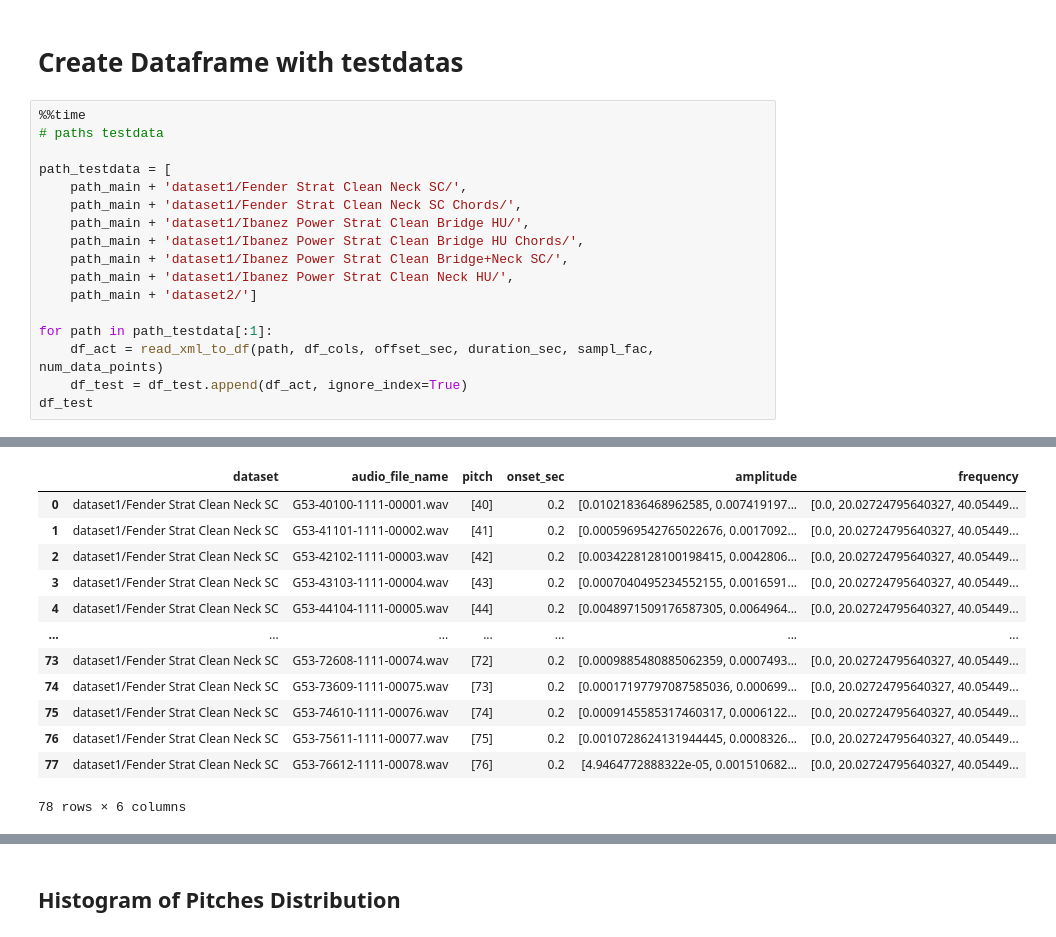
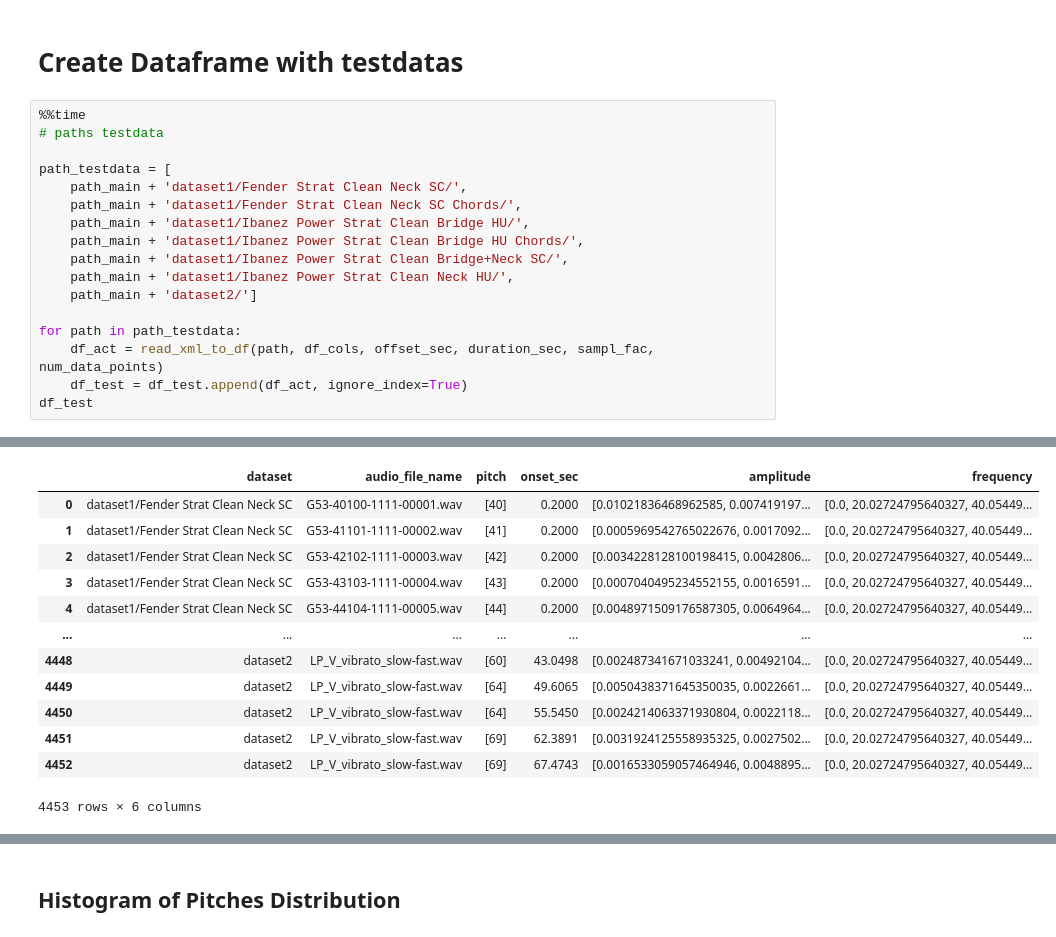
Before and after one commit to deiruch/AMt, a Jupyter notebook: AMt.ipynb, the cells around one changed output, grey strips where cells are left out. Saved outputs shown, nothing was run; the diff lists cells and outputs as text.

```diff
--- a/AMt.ipynb
+++ b/AMt.ipynb
@@ -49,7 +50,7 @@ path_testdata = [
     path_main + 'dataset1/Ibanez Power Strat Clean Neck HU/',
     path_main + 'dataset2/']
 
-for path in path_testdata[:1]:
+for path in path_testdata:
     df_act = read_xml_to_df(path, df_cols, offset_sec, duration_sec, sampl_fac, num_data_points)
     df_test = df_test.append(df_act, ignore_index=True)
 df_test
@@ -58,14 +59,14 @@ Wall time: 350 ms
 |  | dataset | audio_file_name | pitch | onset_sec | amplitude | frequency |
-| 0 | dataset1/Fender Strat Clean Neck SC | G53-40100-1111-00001.wav | [40] | 0.2 | [0.01021836468962585, 0.007419197... | [0.0, 20.02724795640327, 40.05449... |
-| 1 | dataset1/Fender Strat Clean Neck SC | G53-41101-1111-00002.wav | [41] | 0.2 | [0.0005969542765022676, 0.0017092... | [0.0, 20.02724795640327, 40.05449... |
-| 2 | dataset1/Fender Strat Clean Neck SC | G53-42102-1111-00003.wav | [42] | 0.2 | [0.0034228128100198415, 0.0042806... | [0.0, 20.02724795640327, 40.05449... |
-| 3 | dataset1/Fender Strat Clean Neck SC | G53-43103-1111-00004.wav | [43] | 0.2 | [0.0007040495234552155, 0.0016591... | [0.0, 20.02724795640327, 40.05449... |
-| 4 | dataset1/Fender Strat Clean Neck SC | G53-44104-1111-00005.wav | [44] | 0.2 | [0.0048971509176587305, 0.0064964... | [0.0, 20.02724795640327, 40.05449... |
+| 0 | dataset1/Fender Strat Clean Neck SC | G53-40100-1111-00001.wav | [40] | 0.2000 | [0.01021836468962585, 0.007419197... | [0.0, 20.02724795640327, 40.05449... |
+| 1 | dataset1/Fender Strat Clean Neck SC | G53-41101-1111-00002.wav | [41] | 0.2000 | [0.0005969542765022676, 0.0017092... | [0.0, 20.02724795640327, 40.05449... |
+| 2 | dataset1/Fender Strat Clean Neck SC | G53-42102-1111-00003.wav | [42] | 0.2000 | [0.0034228128100198415, 0.0042806... | [0.0, 20.02724795640327, 40.05449... |
+| 3 | dataset1/Fender Strat Clean Neck SC | G53-43103-1111-00004.wav | [43] | 0.2000 | [0.0007040495234552155, 0.0016591... | [0.0, 20.02724795640327, 40.05449... |
+| 4 | dataset1/Fender Strat Clean Neck SC | G53-44104-1111-00005.wav | [44] | 0.2000 | [0.0048971509176587305, 0.0064964... | [0.0, 20.02724795640327, 40.05449... |
 | ... | ... | ... | ... | ... | ... | ... |
-| 73 | dataset1/Fender Strat Clean Neck SC | G53-72608-1111-00074.wav | [72] | 0.2 | [0.0009885480885062359, 0.0007493... | [0.0, 20.02724795640327, 40.05449... |
-| 74 | dataset1/Fender Strat Clean Neck SC | G53-73609-1111-00075.wav | [73] | 0.2 | [0.00017197797087585036, 0.000699... | [0.0, 20.02724795640327, 40.05449... |
-| 75 | dataset1/Fender Strat Clean Neck SC | G53-74610-1111-00076.wav | [74] | 0.2 | [0.0009145585317460317, 0.0006122... | [0.0, 20.02724795640327, 40.05449... |
-| 76 | dataset1/Fender Strat Clean Neck SC | G53-75611-1111-00077.wav | [75] | 0.2 | [0.0010728624131944445, 0.0008326... | [0.0, 20.02724795640327, 40.05449... |
-| 77 | dataset1/Fender Strat Clean Neck SC | G53-76612-1111-00078.wav | [76] | 0.2 | [4.9464772888322e-05, 0.001510682... | [0.0, 20.02724795640327, 40.05449... |
+| 4448 | dataset2 | LP_V_vibrato_slow-fast.wav | [60] | 43.0498 | [0.002487341671033241, 0.00492104... | [0.0, 20.02724795640327, 40.05449... |
+| 4449 | dataset2 | LP_V_vibrato_slow-fast.wav | [64] | 49.6065 | [0.0050438371645350035, 0.0022661... | [0.0, 20.02724795640327, 40.05449... |
+| 4450 | dataset2 | LP_V_vibrato_slow-fast.wav | [64] | 55.5450 | [0.0024214063371930804, 0.0022118... | [0.0, 20.02724795640327, 40.05449... |
+| 4451 | dataset2 | LP_V_vibrato_slow-fast.wav | [69] | 62.3891 | [0.0031924125558935325, 0.0027502... | [0.0, 20.02724795640327, 40.05449... |
+| 4452 | dataset2 | LP_V_vibrato_slow-fast.wav | [69] | 67.4743 | [0.0016533059057464946, 0.0048895... | [0.0, 20.02724795640327, 40.05449... |
-78 rows × 6 columns
+4453 rows × 6 columns
 # %%
```
Also changed, not shown: parts of 33 cells of this notebook, 2 other files.
